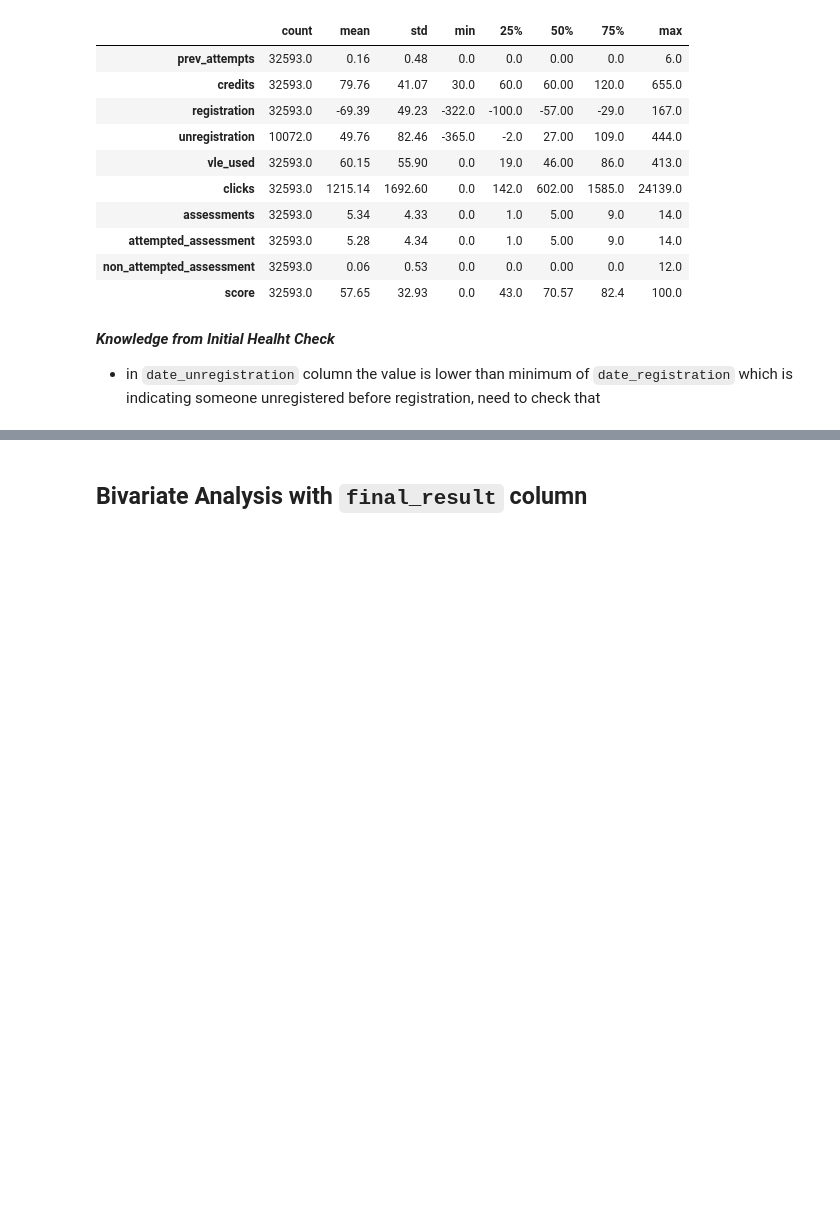
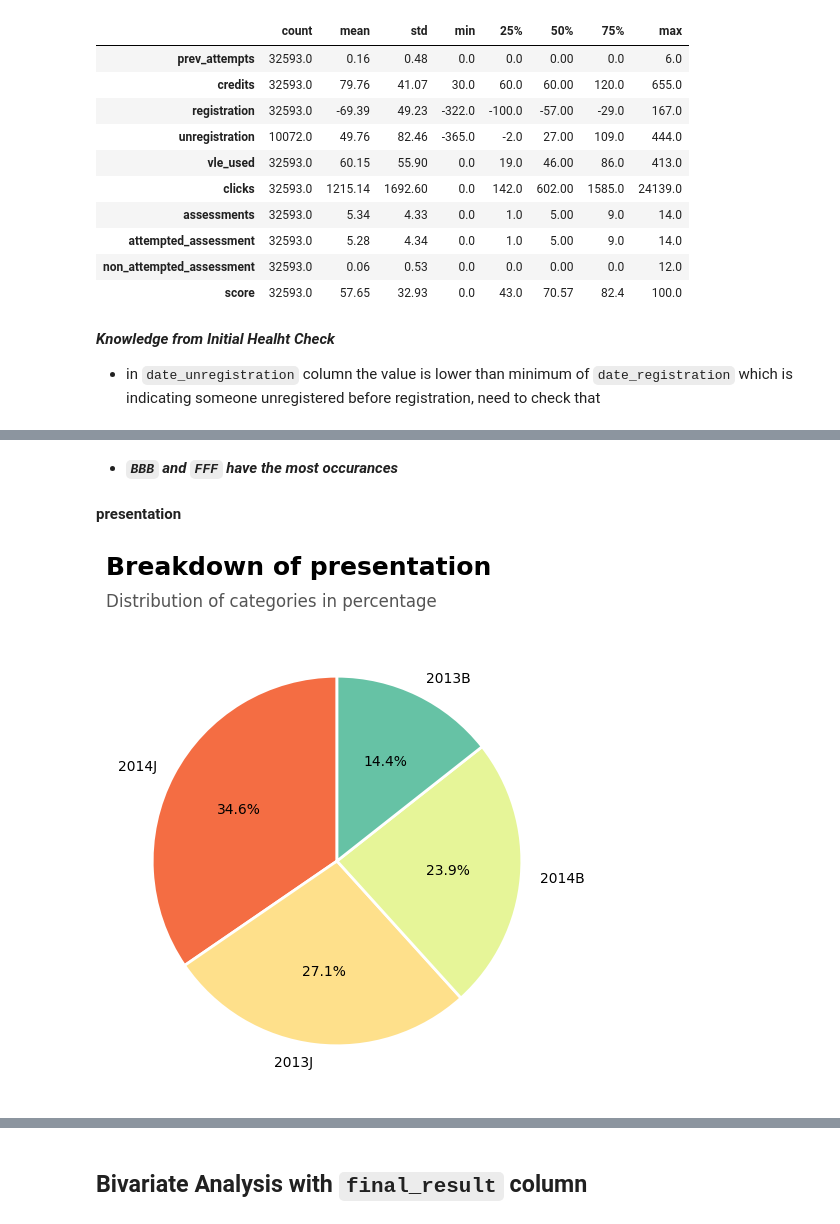
Before and after one commit to IamRaNo/ranojoy_data_analytics_projects, a Jupyter notebook: Beyond Oulad - Students Dropout/notebooks/03_pandas_analysis.ipynb, the cells around one changed output, grey strips where cells are left out. Cells and saved outputs as stored; diff of their text form; code cells hidden in the pictures; blank space fills up the shorter version.

```diff
--- a/Beyond Oulad - Students Dropout/notebooks/03_pandas_analysis.ipynb
+++ b/Beyond Oulad - Students Dropout/notebooks/03_pandas_analysis.ipynb
@@ -342,0 +221,9 @@ P.plot_pie('final_result',data=data)
+# %% [markdown]
+- ***`BBB` and `FFF` have the most occurances***
+# %% [markdown]
+**presentation**
+# %%
+plt.figure(figsize=(6,6))
+P.plot_pie('presentation',data)
+# %% [output]
+[figure, added]
```
Also changed, not shown: parts of 71 cells of this notebook.
